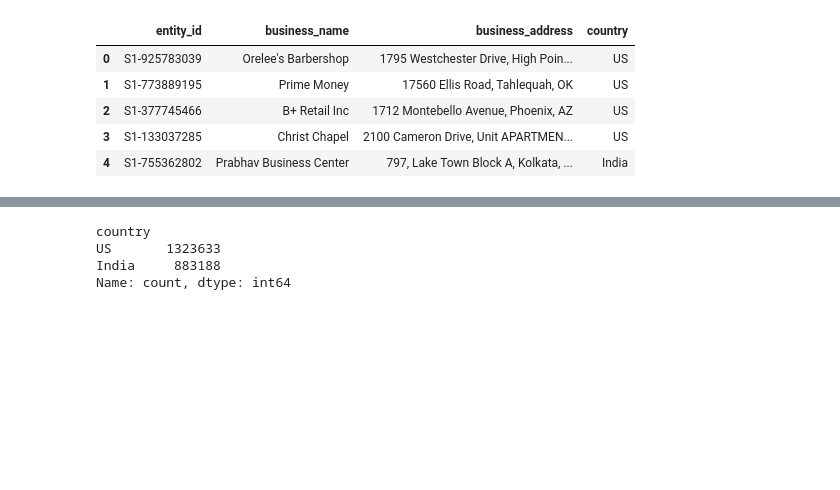
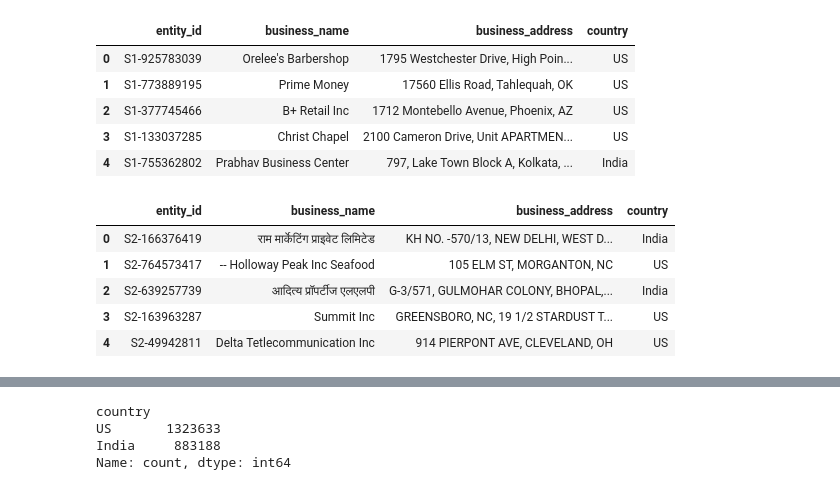
Before and after one commit to shantanu-urgunde-21/amazon-ml-hackathon-2026-submission, a Jupyter notebook: code/business_entity_resolution/src/notebooks/test.ipynb, the cells around one changed output, grey strips where cells are left out. Drawn from its saved outputs; the diff is of its cells as text; code cells hidden in the pictures; blank space fills up the shorter version.

```diff
--- a/code/business_entity_resolution/src/notebooks/test.ipynb
+++ b/code/business_entity_resolution/src/notebooks/test.ipynb
@@ -38,3 +51,12 @@ trainS1.head()
 | 2 | S1-377745466 | B+ Retail Inc | 1712 Montebello Avenue, Phoenix, AZ | US |
 | 3 | S1-133037285 | Christ Chapel | 2100 Cameron Drive, Unit APARTMEN... | US |
 | 4 | S1-755362802 | Prabhav Business Center | 797, Lake Town Block A, Kolkata, ... | India |
+# %%
+trainS2.head()
+# %% [output]
+|  | entity_id | business_name | business_address | country |
+| 0 | S2-166376419 | राम मार्केटिंग प्राइवेट लिमिटेड | KH NO. -570/13, NEW DELHI, WEST D... | India |
+| 1 | S2-764573417 | -- Holloway Peak Inc Seafood | 105 ELM ST, MORGANTON, NC | US |
+| 2 | S2-639257739 | आदित्य प्रॉपर्टीज एलएलपी | G-3/571, GULMOHAR COLONY, BHOPAL,... | India |
+| 3 | S2-163963287 | Summit Inc | GREENSBORO, NC, 19 1/2 STARDUST T... | US |
+| 4 | S2-49942811 | Delta Tetlecommunication Inc | 914 PIERPONT AVE, CLEVELAND, OH | US |
```
Also changed, not shown: parts of 8 cells of this notebook.
